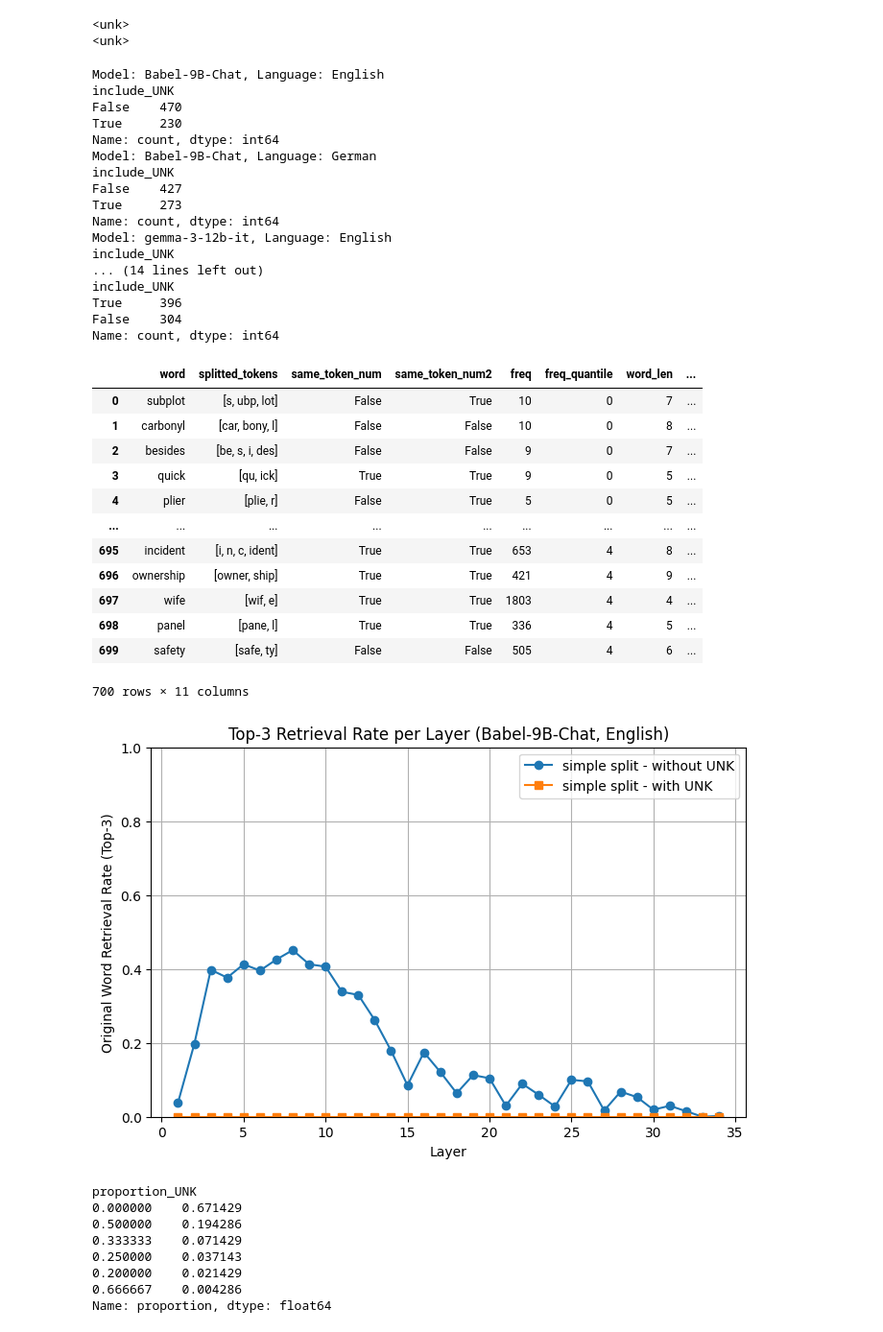
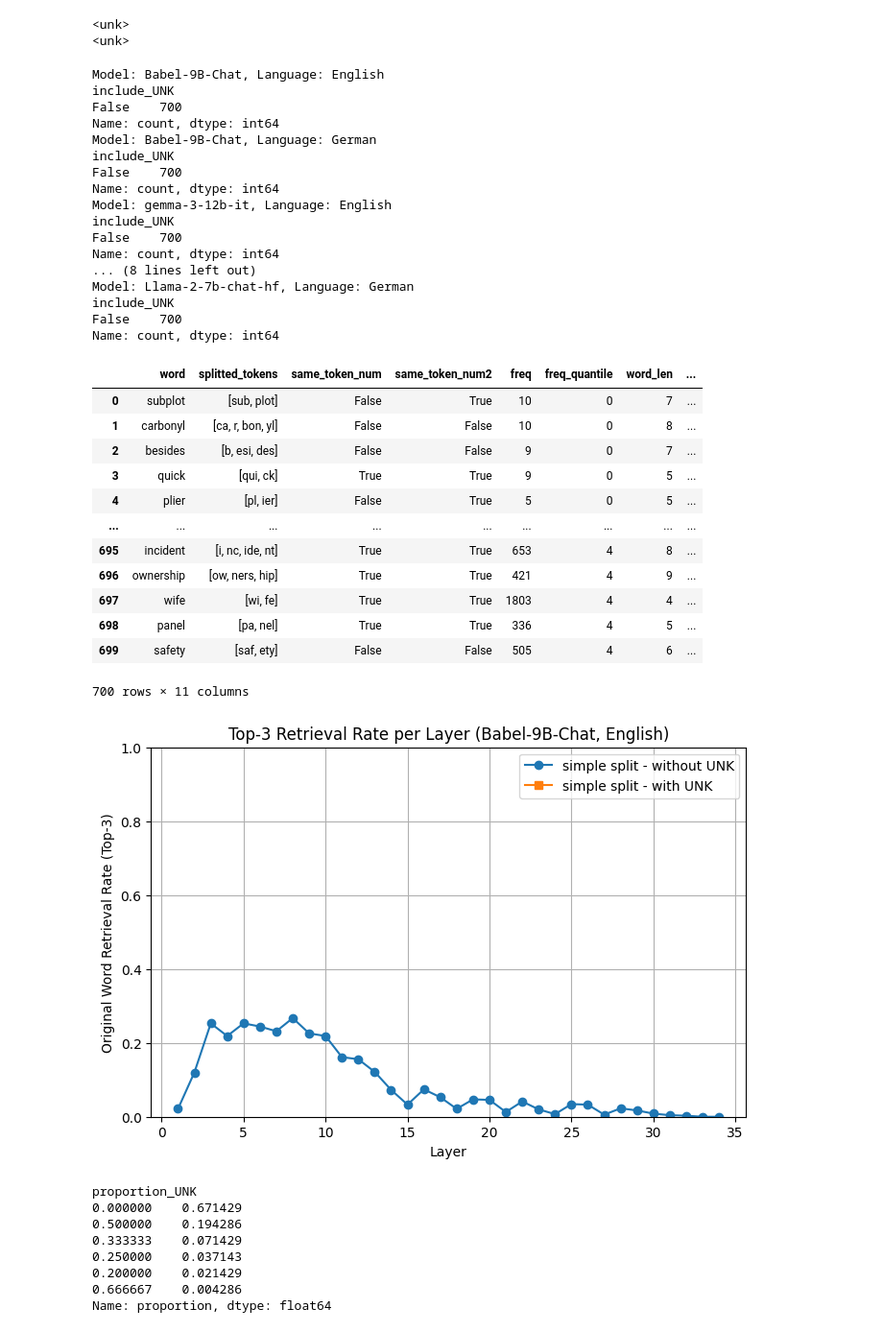
Before and after one commit to hjjjang/multilingual-inner-lexicon, a Jupyter notebook: RQ1/WordIdentity/single_token_data_analysis.ipynb, the cells around one changed output. Shown at 96% size. Drawn from its saved outputs; the diff is of its cells as text; code cells hidden in the pictures.

```diff
--- a/RQ1/WordIdentity/single_token_data_analysis.ipynb
+++ b/RQ1/WordIdentity/single_token_data_analysis.ipynb
@@ -56,7 +56,7 @@ for MODEL_NAME in model_list:
 
     for LANGUAGE in language_list:
         MODEL_NAME = MODEL_NAME.split("/")[-1]
-        path1 = f"/home/hyujang/multilingual-inner-lexicon/data/RQ1/WordIdentity/single_token_splitted_{MODEL_NAME}_{LANGUAGE}.csv"
+        path1 = f"/home/hyujang/multilingual-inner-lexicon/data/RQ1/WordIdentity/single_token_splitted_{MODEL_NAME}_{LANGUAGE}_v2.csv"
         df = pd.read_csv(path1)
         df["splitted_tokens"] = df["splitted_tokens"].apply(ast.literal_eval)
         splitted_input_tokens = []
@@ -84,37 +84,37 @@ for k, df in df_dict.items():
 # %% [output]
 Model: Babel-9B-Chat, Language: English
 include_UNK
-False    470
-True     230
+False    700
 Name: count, dtype: int64
 Model: Babel-9B-Chat, Language: German
 include_UNK
-False    427
-True     273
+False    700
 Name: count, dtype: int64
 Model: gemma-3-12b-it, Language: English
 include_UNK
-... (14 lines left out)
+False    700
+Name: count, dtype: int64
+... (8 lines left out)
+Model: Llama-2-7b-chat-hf, Language: German
 include_UNK
-True     396
-False    304
+False    700
 Name: count, dtype: int64
 # %%
 df = df_dict[('gemma-3-12b-it', 'English')]
 df
 # %% [output]
 |  | word | splitted_tokens | same_token_num | same_token_num2 | freq | freq_quantile | word_len | ... |
-| 0 | subplot | [s, ubp, lot] | False | True | 10 | 0 | 7 | ... |
-| 1 | carbonyl | [car, bony, l] | False | False | 10 | 0 | 8 | ... |
-| 2 | besides | [be, s, i, des] | False | False | 9 | 0 | 7 | ... |
-| 3 | quick | [qu, ick] | True | True | 9 | 0 | 5 | ... |
-| 4 | plier | [plie, r] | False | True | 5 | 0 | 5 | ... |
+| 0 | subplot | [sub, plot] | False | True | 10 | 0 | 7 | ... |
+| 1 | carbonyl | [ca, r, bon, yl] | False | False | 10 | 0 | 8 | ... |
+| 2 | besides | [b, esi, des] | False | False | 9 | 0 | 7 | ... |
+| 3 | quick | [qui, ck] | True | True | 9 | 0 | 5 | ... |
+| 4 | plier | [pl, ier] | False | True | 5 | 0 | 5 | ... |
 | ... | ... | ... | ... | ... | ... | ... | ... | ... |
-| 695 | incident | [i, n, c, ident] | True | True | 653 | 4 | 8 | ... |
-| 696 | ownership | [owner, ship] | True | True | 421 | 4 | 9 | ... |
-| 697 | wife | [wif, e] | True | True | 1803 | 4 | 4 | ... |
-| 698 | panel | [pane, l] | True | True | 336 | 4 | 5 | ... |
-| 699 | safety | [safe, ty] | False | False | 505 | 4 | 6 | ... |
+| 695 | incident | [i, nc, ide, nt] | True | True | 653 | 4 | 8 | ... |
+| 696 | ownership | [ow, ners, hip] | True | True | 421 | 4 | 9 | ... |
+| 697 | wife | [wi, fe] | True | True | 1803 | 4 | 4 | ... |
+| 698 | panel | [pa, nel] | True | True | 336 | 4 | 5 | ... |
+| 699 | safety | [saf, ety] | False | False | 505 | 4 | 6 | ... |
 700 rows × 11 columns
 # %%
 import re
@@ -144,36 +144,36 @@ def get_retrieval_rates(results_df):
     return layers, retrieval_rates
 # %%
 df = df_dict[('Babel-9B-Chat', 'English')]
-df_result = pd.read_csv("/home/hyujang/multilingual-inner-lexicon/output/RQ1/WordIdentity/single_token_simple_split_Babel-9B-Chat_English.csv")
+df_result = pd.read_csv("/home/hyujang/multilingual-inner-lexicon/output/RQ1/WordIdentity/single_token_simple_split_Babel-9B-Chat_English_v2.csv")
 from ast import literal_eval
 
 for col in df_result.columns:
     try:
         # Check if at least one value looks like a list
         if df_result[col].apply(lambda x: isinstance(x, str) and x.strip().startswith("[")).any():
             df_result[col] = df_result[col].apply(literal_eval)
     except (ValueError, SyntaxError):
         continue  # Skip columns that don't parse correctly
 df_final = pd.concat([df, df_result.iloc[:,1:]], axis=1)
 
 df_1 = df_final[~df_final.include_UNK]
 layers, retrieval_rates_1 = get_retrieval_rates(results_df=df_1)
 
 df_2 = df_final[df_final.include_UNK]
 layers, retrieval_rates_2 = get_retrieval_rates(results_df=df_2)
 
 plt.figure(figsize=(8, 5))
 plt.plot(layers, retrieval_rates_1, marker='o', label='simple split - without UNK')
 plt.plot(layers, retrieval_rates_2, marker='s', label='simple split - with UNK')
 plt.xlabel("Layer")
 plt.ylabel("Original Word Retrieval Rate (Top-3)")
 plt.title(f"Top-3 Retrieval Rate per Layer ({"Babel-9B-Chat"}, {"English"})")
 plt.ylim(0, 1)
 plt.grid(True)
 plt.legend()
 plt.show()
 # %% [output]
-[figure, old version]
+[figure, new version]
 # %%
 splitted_input_tokens = []
 for tokens in df["splitted_tokens"]:
```
Also changed, not shown: parts of 1 cell of this notebook, 3 other files.
